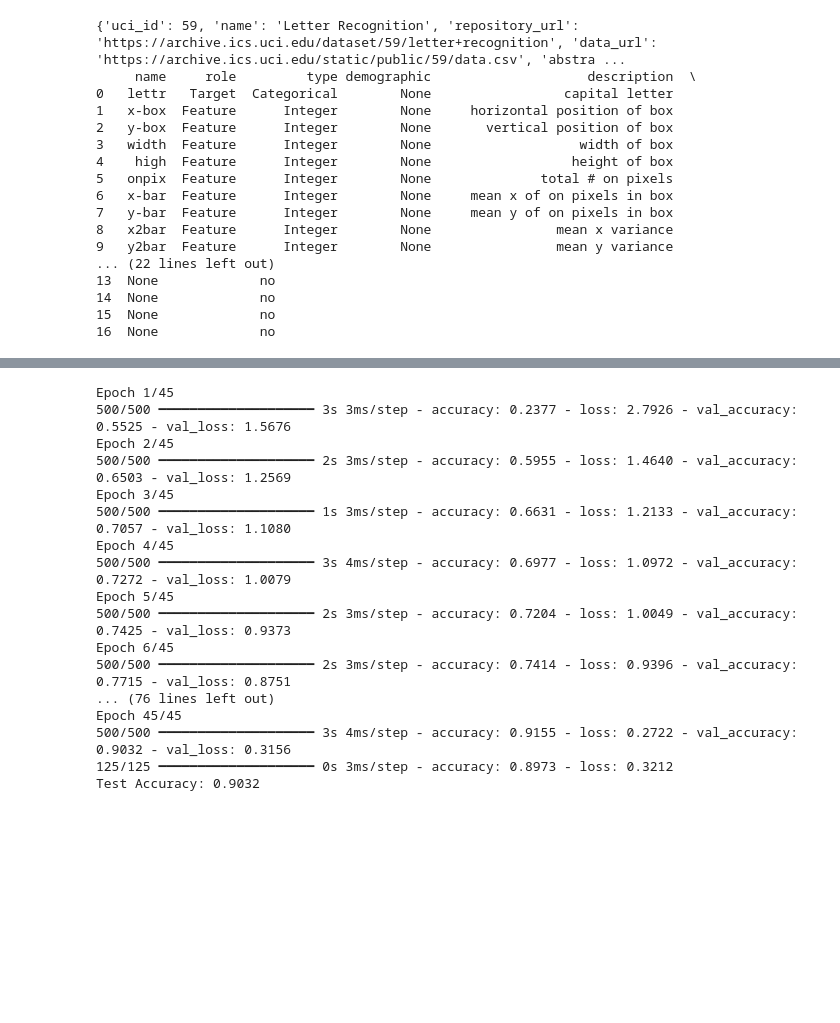
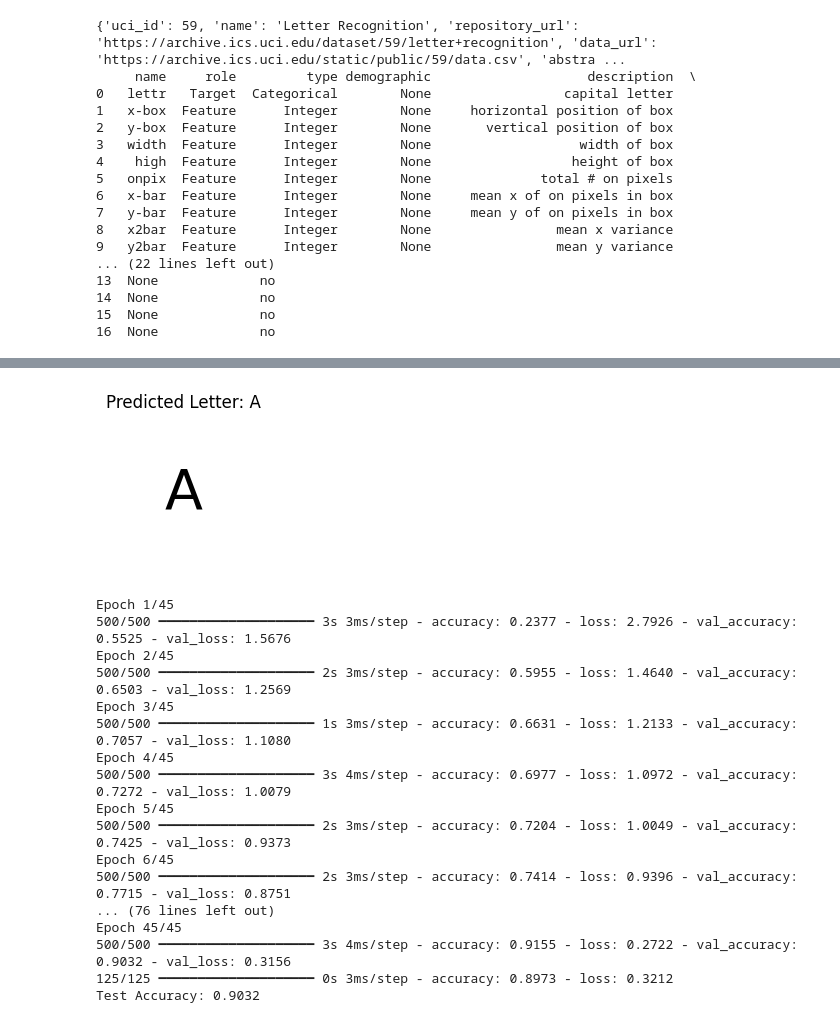
Before and after one commit to Imran-co/Imran, a Jupyter notebook: Project_Test_with_Output_using_ann.ipynb, the cells around one changed output, grey strips where cells are left out. Cells and saved outputs as stored; diff of their text form; code cells hidden in the pictures; blank space fills up the shorter version.

```diff
--- a/Project_Test_with_Output_using_ann.ipynb
+++ b/Project_Test_with_Output_using_ann.ipynb
@@ -681,11 +687,9 @@ y = keras.utils.to_categorical(y, 10)
 x_train, x_test, y_train, y_test = train_test_split(x, y, test_size=0.2, random_state=42)
 
 # Build the ANN model
-model = Sequential([
-    Input(shape=(784,)),
-    Dense(128, activation='relu'),
-    Dense(64, activation='relu'),
-    Dense(10, activation='softmax')
+adaline_model = Sequential([
+    Input(shape=(16,)),  # 16 input features
+    Dense(26, activation='linear')  # Linear activation for ADALINE
 ])
 
 # Compile the model
@@ -699,0 +717,27 @@ print(f"Test Accuracy: {test_acc:.4f}")
+# %%
+import numpy as np
+import matplotlib.pyplot as plt
+from sklearn.preprocessing import LabelEncoder
+
+# Define the labels (A-Z)
+labels = np.array(['A', 'B', 'C', 'D', 'E', 'F', 'G', 'H', 'I', 'J', 'K', 'L', 'M',
+                   'N', 'O', 'P', 'Q', 'R', 'S', 'T', 'U', 'V', 'W', 'X', 'Y', 'Z'])
+
+# Initialize and fit the LabelEncoder
+label_encoder = LabelEncoder()
+label_encoder.fit(labels)  # Fit with actual letter labels
+
+def predict_image(index):
+    image = x_test[index].reshape(1, -1)  # Reshape to match model input
+    prediction = np.argmax(model.predict(image))  # Get predicted label index
+    predicted_letter = label_encoder.inverse_transform([prediction])[0]  # Convert back to letter
+
+    plt.figure(figsize=(2, 2))
+    plt.text(0.5, 0.5, predicted_letter, fontsize=40, ha='center', va='center')
+    plt.title(f"Predicted Letter: {predicted_letter}")
+    plt.axis('off')
+    plt.show()
+
+# Test with a random sample
+predict_image(1870)
+# %% [output]
@@ -700,3 +745,4 @@ print(f"Test Accuracy: {test_acc:.4f}")
+[figure, added]
 # %%
 import pandas as pd
 import numpy as np
```
Also changed, not shown: parts of 5 cells of this notebook.
